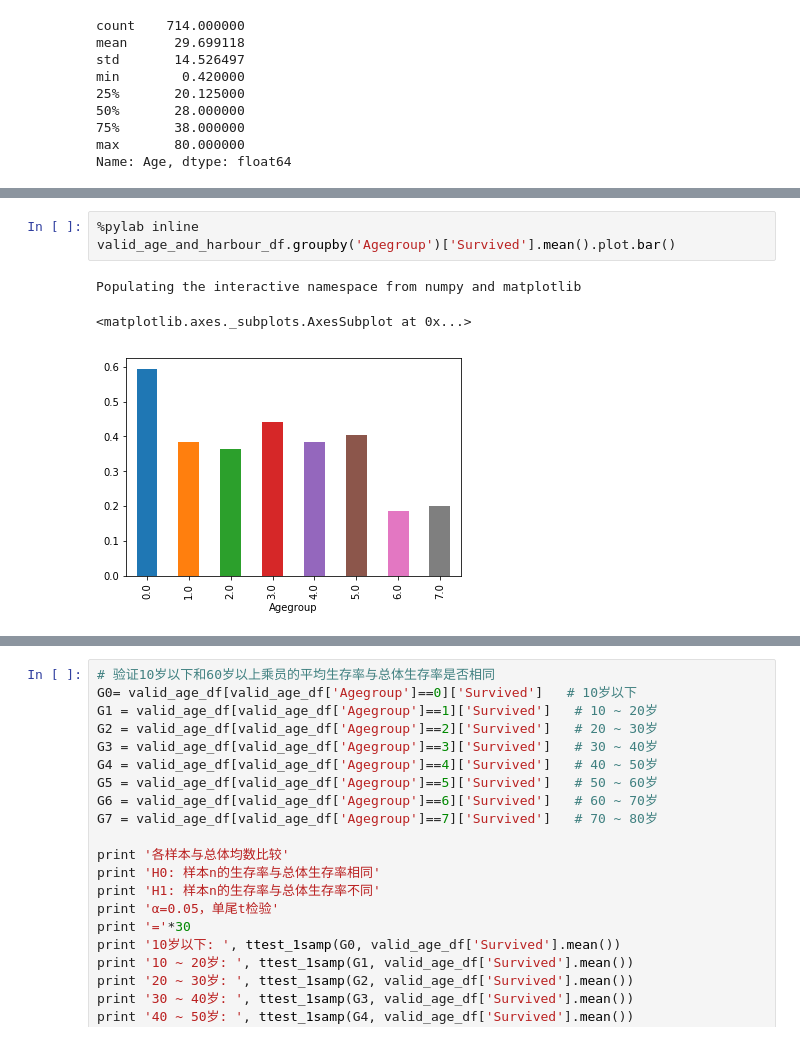
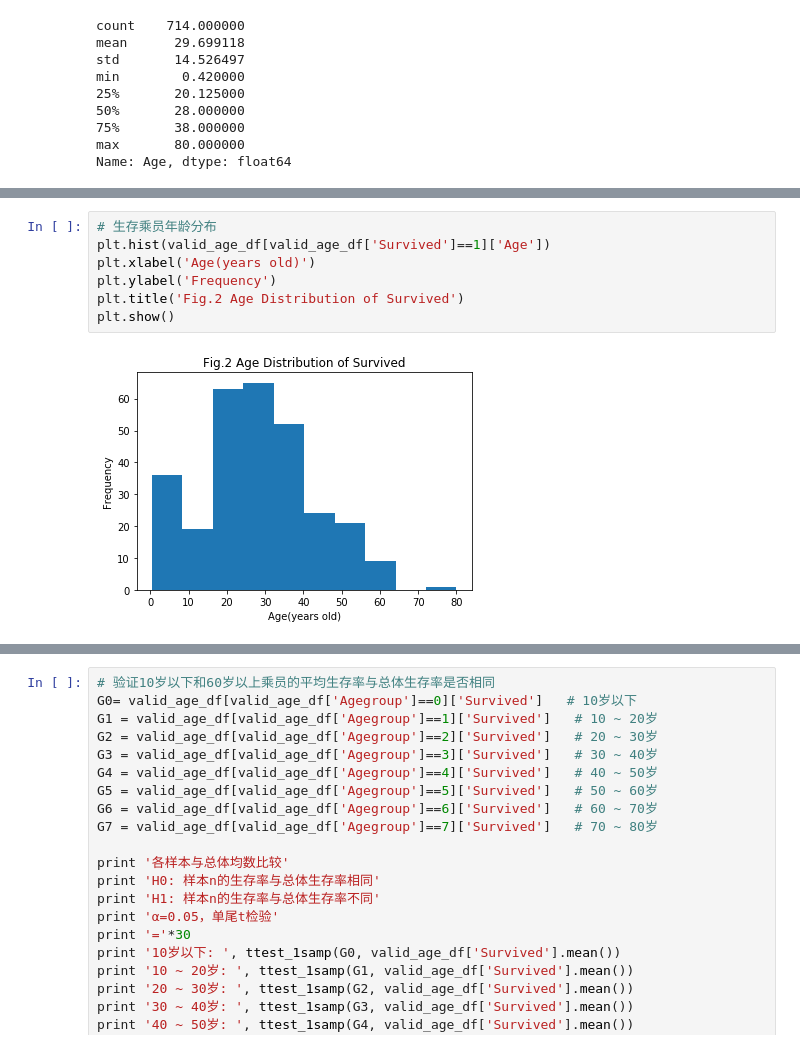
Before and after one commit to DiabloCC/UdacityCourse, a Jupyter notebook: p4/report/p4_tatanic_report.ipynb, the cells around one changed output, grey strips where cells are left out. Drawn from its saved outputs; the diff is of its cells as text.

```diff
--- a/p4/report/p4_tatanic_report.ipynb
+++ b/p4/report/p4_tatanic_report.ipynb
@@ -289,7 +297,9 @@ valid_age_and_harbour_df.groupby('Agegroup')['Survived'].describe()
-# %%
-%pylab inline
-valid_age_and_harbour_df.groupby('Agegroup')['Survived'].mean().plot.bar()
-# %% [output]
-Populating the interactive namespace from numpy and matplotlib
-<matplotlib.axes._subplots.AxesSubplot at 0x...>
-[figure, removed]
+# %%
+# 生存乘员年龄分布
+plt.hist(valid_age_df[valid_age_df['Survived']==1]['Age'])
+plt.xlabel('Age(years old)')
+plt.ylabel('Frequency')
+plt.title('Fig.2 Age Distribution of Survived')
+plt.show()
+# %% [output]
+[figure, added]
```
Also changed, not shown: parts of 7 cells of this notebook.
